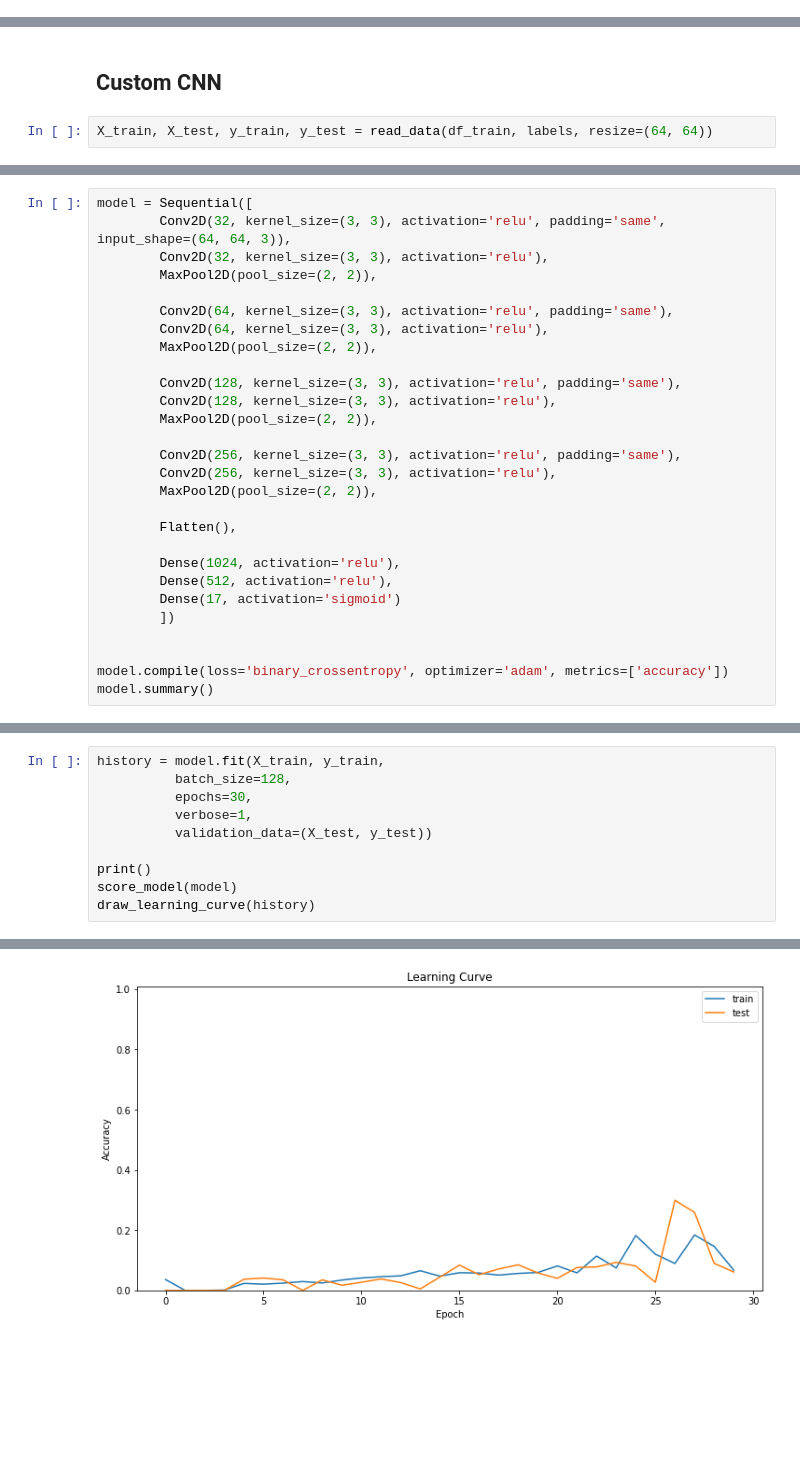
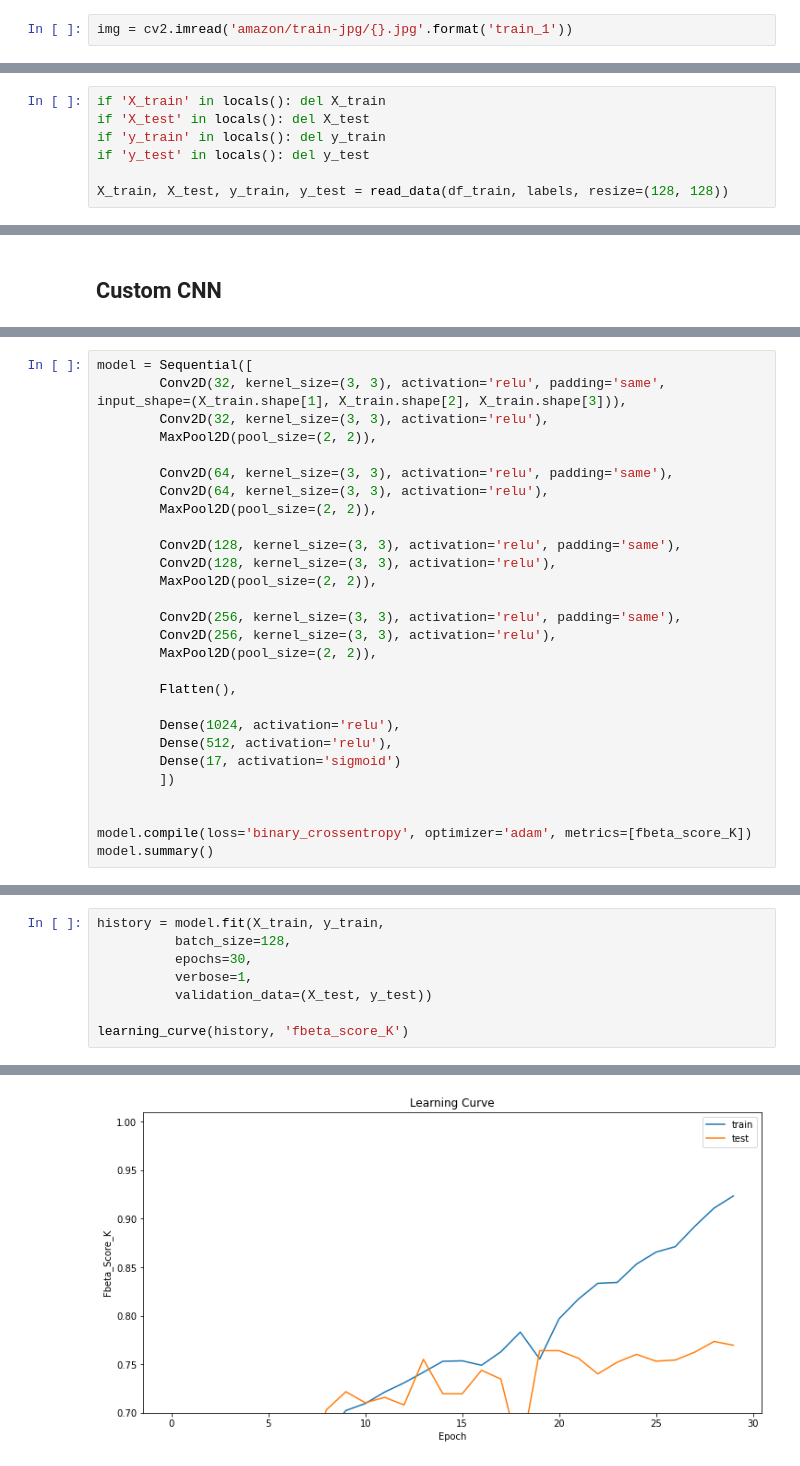
Before and after one commit to JakubStanczak/Amazon_forest_classification, a Jupyter notebook: Amazon_forest.ipynb, the cells around one changed output, grey strips where cells are left out. Saved outputs shown, nothing was run; the diff lists cells and outputs as text; blank space fills up the shorter version.

Commit message:
Model fine tuning

```diff
--- a/Amazon_forest.ipynb
+++ b/Amazon_forest.ipynb
@@ -139,0 +62,2 @@ def fbeta_score_K(y_true, y_pred):
+# %%
+img = cv2.imread('amazon/train-jpg/{}.jpg'.format('train_1'))
@@ -146,0 +138,7 @@ print( len(labels), labels )
+# %%
+if 'X_train' in locals(): del X_train
+if 'X_test' in locals(): del X_test
+if 'y_train' in locals(): del y_train
+if 'y_test' in locals(): del y_test
+
+X_train, X_test, y_train, y_test = read_data(df_train, labels, resize=(128, 128))
@@ -147,4 +154,2 @@ print( len(labels), labels )
 # %% [markdown]
 ## Custom CNN
-# %%
-X_train, X_test, y_train, y_test = read_data(df_train, labels, resize=(64, 64))
@@ -157,6 +156,6 @@ X_train.shape
 # %%
 model = Sequential([
-        Conv2D(32, kernel_size=(3, 3), activation='relu', padding='same', input_shape=(64, 64, 3)),
+        Conv2D(32, kernel_size=(3, 3), activation='relu', padding='same', input_shape=(X_train.shape[1], X_train.shape[2], X_train.shape[3])),
         Conv2D(32, kernel_size=(3, 3), activation='relu'),
         MaxPool2D(pool_size=(2, 2)),
 
@@ -180,6 +179,6 @@ model = Sequential([
         ])
 
 
-model.compile(loss='binary_crossentropy', optimizer='adam', metrics=['accuracy'])
+model.compile(loss='binary_crossentropy', optimizer='adam', metrics=[fbeta_score_K])
 model.summary()
 # %% [output]
@@ -207,8 +206,6 @@ history = model.fit(X_train, y_train,
           verbose=1,
           validation_data=(X_test, y_test))
 
-print()
-score_model(model)
-draw_learning_curve(history)
+learning_curve(history, 'fbeta_score_K')
 # %% [output]
 Epoch 1/30
@@ -231 +228 @@ Error: 14.65%
-[figure, old version]
+[figure, new version]
```
Also changed, not shown: parts of 34 cells of this notebook, 1 other file.
